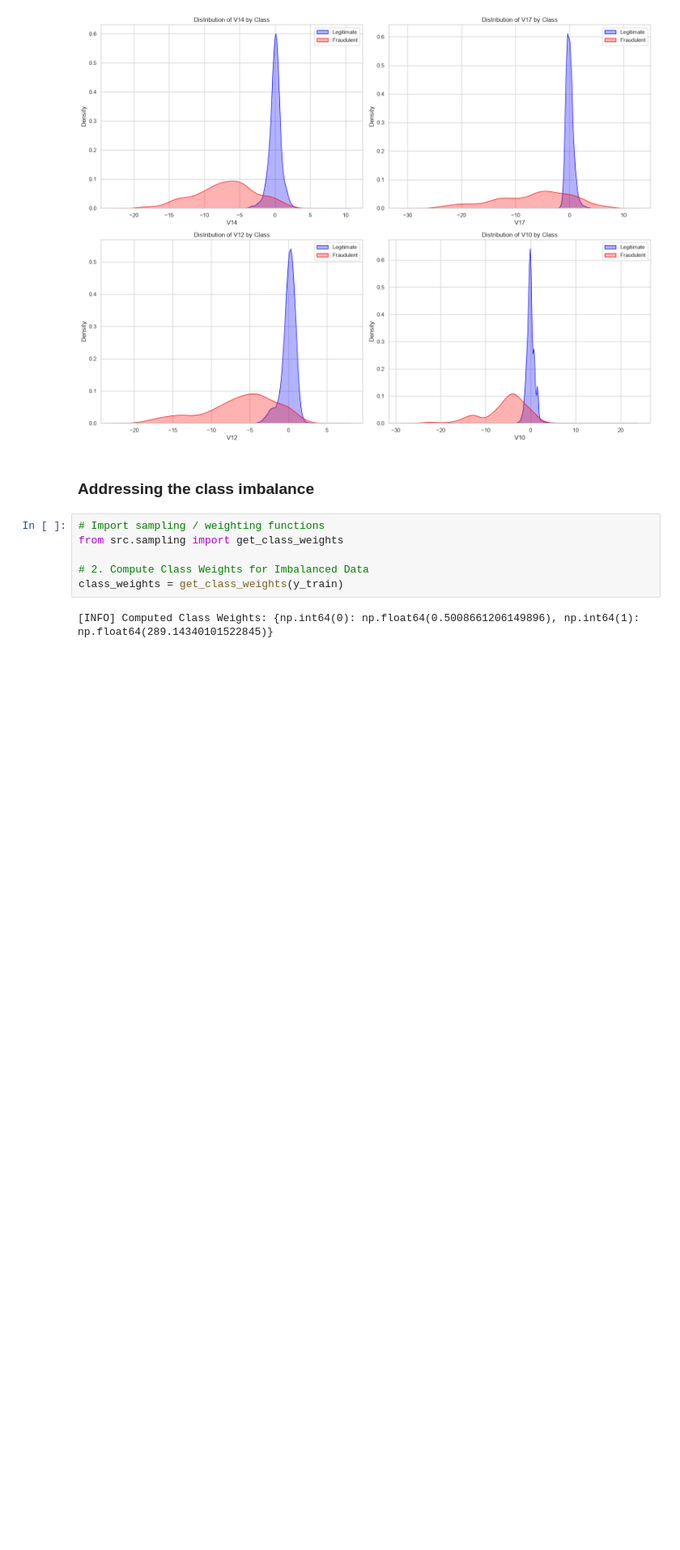
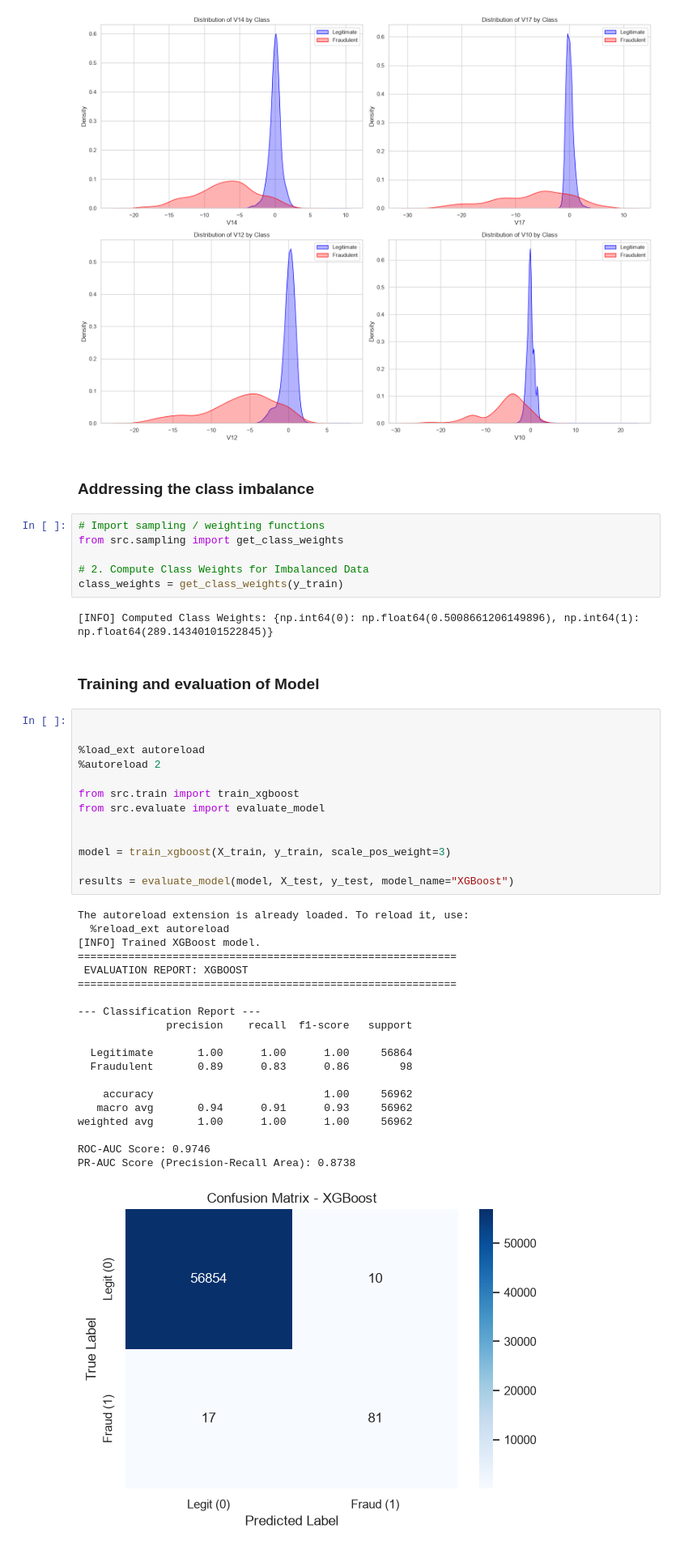
Before and after one commit to FrankObiOgbuokiri/Capstone_Fraud-detection-system, a Jupyter notebook: notebooks/fraud_training_Obioma_Ogbuokiri.ipynb, the cells around one changed output. Shown at 81% size. Saved outputs shown, nothing was run; the diff lists cells and outputs as text; blank space fills up the shorter version.

Commit message:
Training and evaluation of model

```diff
--- a/notebooks/fraud_training_Obioma_Ogbuokiri.ipynb
+++ b/notebooks/fraud_training_Obioma_Ogbuokiri.ipynb
@@ -193,3 +193,39 @@ from src.sampling import get_class_weights
 class_weights = get_class_weights(y_train)
 # %% [output]
 [INFO] Computed Class Weights: {np.int64(0): np.float64(0.5008661206149896), np.int64(1): np.float64(289.14340101522845)}
+# %% [markdown]
+### Training and evaluation of Model
+# %%
+
+
+%load_ext autoreload
+%autoreload 2
+
+from src.train import train_xgboost
+from src.evaluate import evaluate_model
+
+
+model = train_xgboost(X_train, y_train, scale_pos_weight=3)
+
+results = evaluate_model(model, X_test, y_test, model_name="XGBoost")
+# %% [output]
+The autoreload extension is already loaded. To reload it, use:
+  %reload_ext autoreload
+[INFO] Trained XGBoost model.
+============================================================
+ EVALUATION REPORT: XGBOOST
+============================================================
+
+--- Classification Report ---
+              precision    recall  f1-score   support
+
+  Legitimate       1.00      1.00      1.00     56864
+  Fraudulent       0.89      0.83      0.86        98
+
+    accuracy                           1.00     56962
+   macro avg       0.94      0.91      0.93     56962
+weighted avg       1.00      1.00      1.00     56962
+
+ROC-AUC Score: 0.9746
+PR-AUC Score (Precision-Recall Area): 0.8738
+[figure, added]
```
Also changed, not shown: 1 other file.
